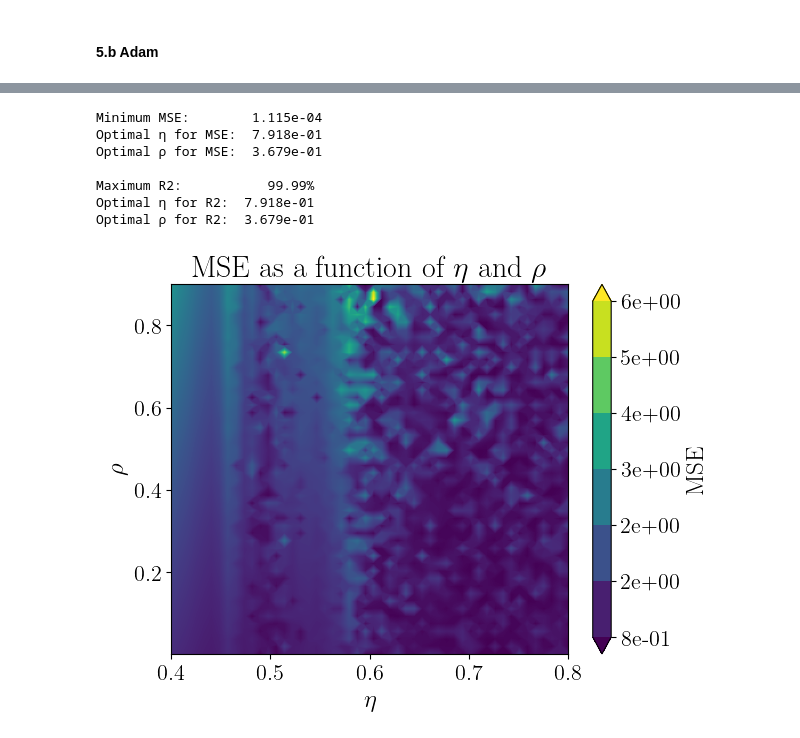
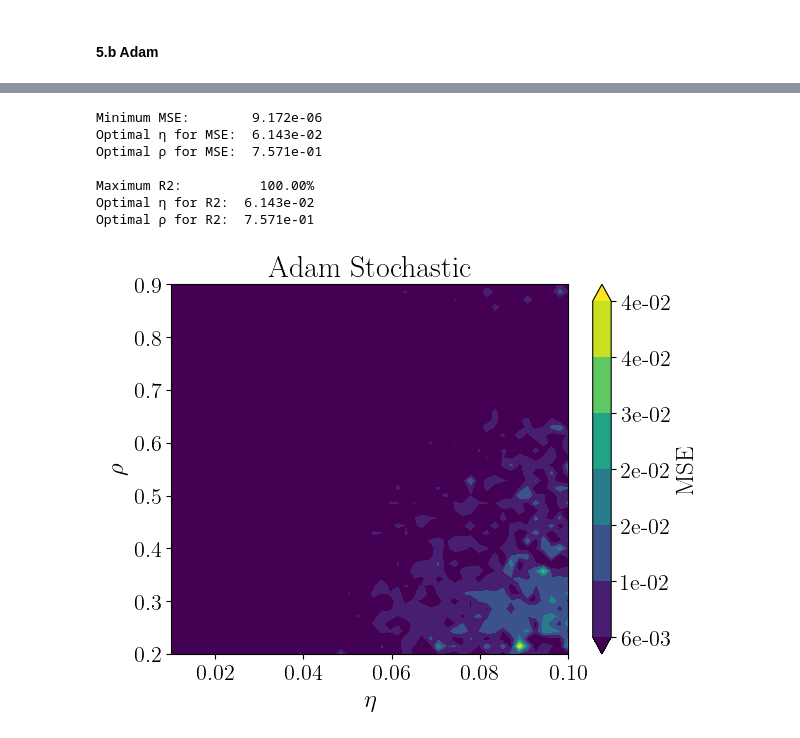
Before and after one commit to Oskar-Idland/FYS-STK4155-Projects, a Jupyter notebook: Project_2/src/regression_anal.ipynb, the cells around one changed output, grey strips where cells are left out. Drawn from its saved outputs; the diff is of its cells as text; code cells hidden in the pictures.

```diff
--- a/Project_2/src/regression_anal.ipynb
+++ b/Project_2/src/regression_anal.ipynb
@@ -84,23 +75,3 @@ Optimal learning rate:  2.456e-01
 - It stabilizes right before  0.25, and increases sharply thereafter.
 # %% [markdown]
 ### 2. Add momentum to the plain GD code and compare convergence with a fixed learning rate (you may need to tune the learning rate). Keep using the analytical expression for the gradient.
-# %%
-def grid_search(x_array: tuple,  y_array: tuple, search_params_name: tuple, method: str,  model,  stochastic: bool = False, n_iterations: int = 100, **kwargs):
-    nx = len(x_array) ; ny = len(y_array)
-    MSE_array = np.zeros((nx, ny))
-    R2_array = np.zeros((nx, ny))
-
-    if stochastic:
-        descent = model.stochastic_gradient_descent
-    else:
-        descent = model.gradient_descent
-
-    for i, x in enumerate(tqdm(x_array)):
-        for j, y in enumerate(y_array):
-            param_dict = {param_name: x if i == 0 else y for i, param_name in enumerate(search_params_name) if isinstance(param_name, str)}
-            param_dict.update({param_name: y for _, param_name in enumerate(search_params_name) if isinstance(param_name, tuple) for param_name in param_name})
-            MSE, R2 = descent(n_iterations, **param_dict , tuning_method=method, **kwargs)
-            MSE_array[i, j] = MSE
-            R2_array[i, j] = R2
-
-    return  MSE_array, R2_array
@@ -412,20 +314,20 @@ Optimal ρ for R2:  8.450e-01
 # %%
 n_iterations = 100
 n = 50
-η_Adam_stochastic = np.linspace(0.4, 0.8, n)
-ρ_Adam_stochastic = np.linspace(0.001, .9, n)
-MSE_Adam_stochastic, R2_Adam_stochastic = grid_search(η_Adam_stochastic, ρ_Adam_stochastic, ('eta', ('rho_1', 'rho_2')), method='Adam', model=model, stochastic=True, M=10)
+η_Adam_stochastic = np.linspace(0.01, 0.1, n)
+ρ_Adam_stochastic = np.linspace(0.2, 0.9, n)
+MSE_Adam_stochastic, R2_Adam_stochastic = grid_search(η_Adam_stochastic, ρ_Adam_stochastic, ('eta', ('rho_1', 'rho_2')), method='Adam', model=model, stochastic=True, M=20)
 # %%
-fig = parameter_print_plot(MSE_Adam_stochastic, R2_Adam_stochastic, η_Adam_stochastic, ρ_Adam_stochastic, r"$\eta$", r"$\rho$")
+fig = parameter_print_plot(MSE_Adam_stochastic, R2_Adam_stochastic, η_Adam_stochastic, ρ_Adam_stochastic, r"$\eta$", r"$\rho$", log=False)
+plt.title('Adam Stochastic')
 fig.savefig(fig_dir / 'Adam_stochastic_eta_rho.pdf')
-plt.show()
 # %% [output]
-Minimum MSE:        1.115e-04
-Optimal η for MSE:  7.918e-01
-Optimal ρ for MSE:  3.679e-01
+Minimum MSE:        9.172e-06
+Optimal η for MSE:  6.143e-02
+Optimal ρ for MSE:  7.571e-01
 
-Maximum R2:           99.99%
-Optimal η for R2:  7.918e-01
-Optimal ρ for R2:  3.679e-01
+Maximum R2:          100.00%
+Optimal η for R2:  6.143e-02
+Optimal ρ for R2:  7.571e-01
-[figure, old version]
+[figure, new version]
 # %%
```
Also changed, not shown: parts of 39 cells of this notebook, 16 other files.
